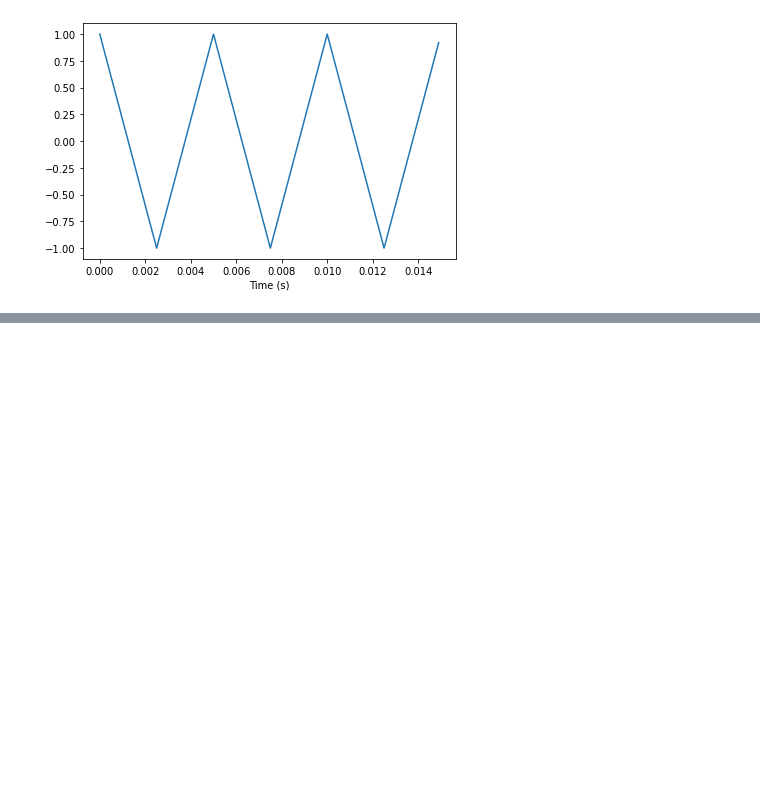
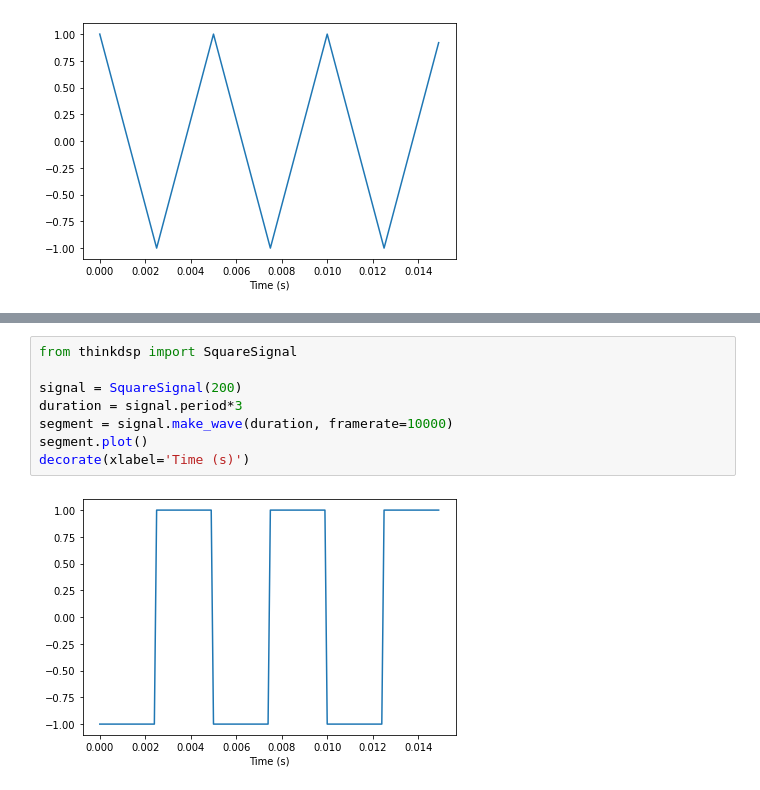
Before and after one commit to mr1dwan/test1_sound-signal, a Jupyter notebook: Harmonics.ipynb, the cells around one changed output, grey strips where cells are left out. Cells and saved outputs as stored; diff of their text form; blank space fills up the shorter version.

```diff
--- a/Harmonics.ipynb
+++ b/Harmonics.ipynb
@@ -36,0 +49,10 @@ decorate(xlabel='Time (s)')
+# %%
+from thinkdsp import SquareSignal
+
+signal = SquareSignal(200)
+duration = signal.period*3
+segment = signal.make_wave(duration, framerate=10000)
+segment.plot()
+decorate(xlabel='Time (s)')
+# %% [output]
+[figure, added]
```
Also changed, not shown: parts of 24 cells of this notebook.
